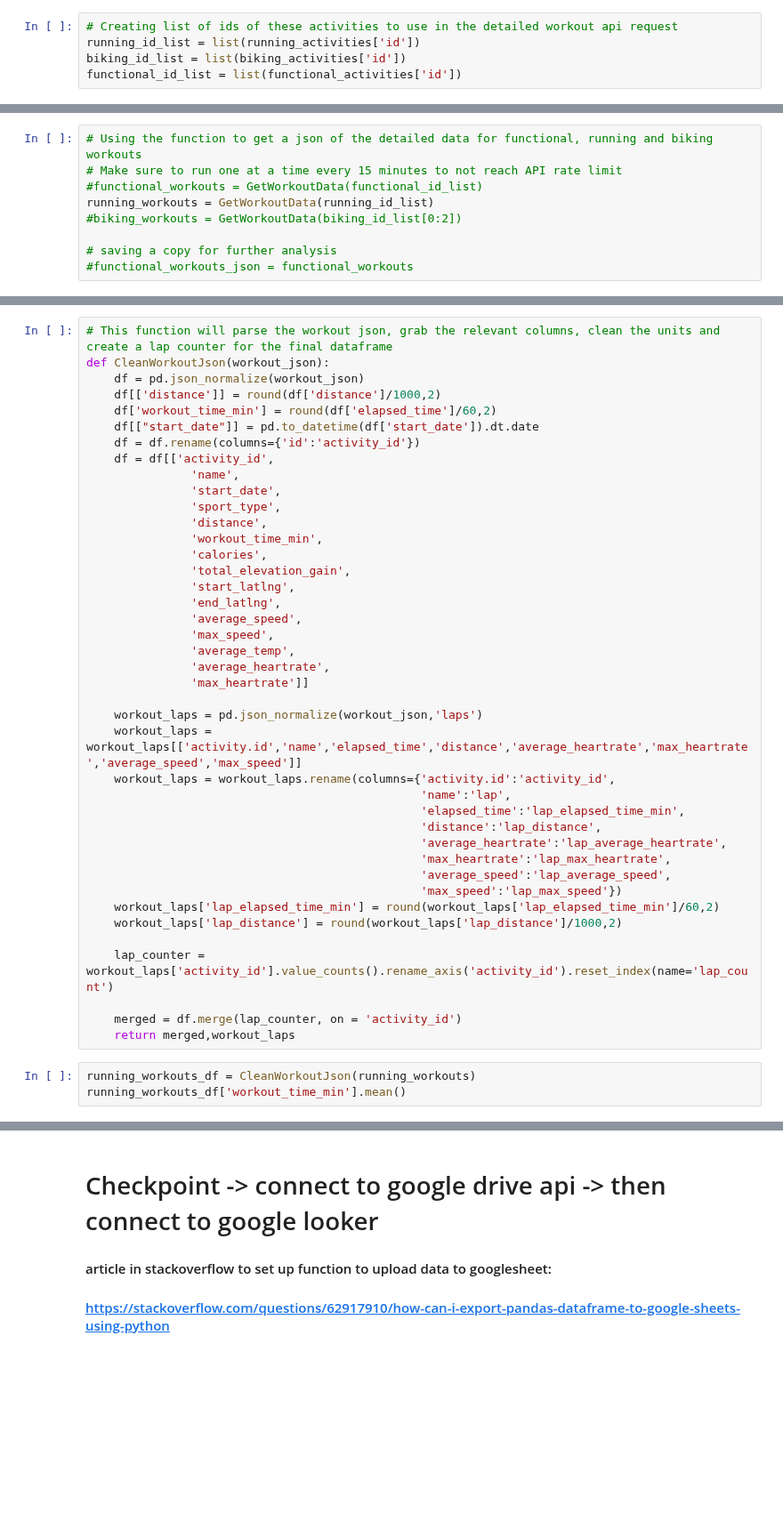
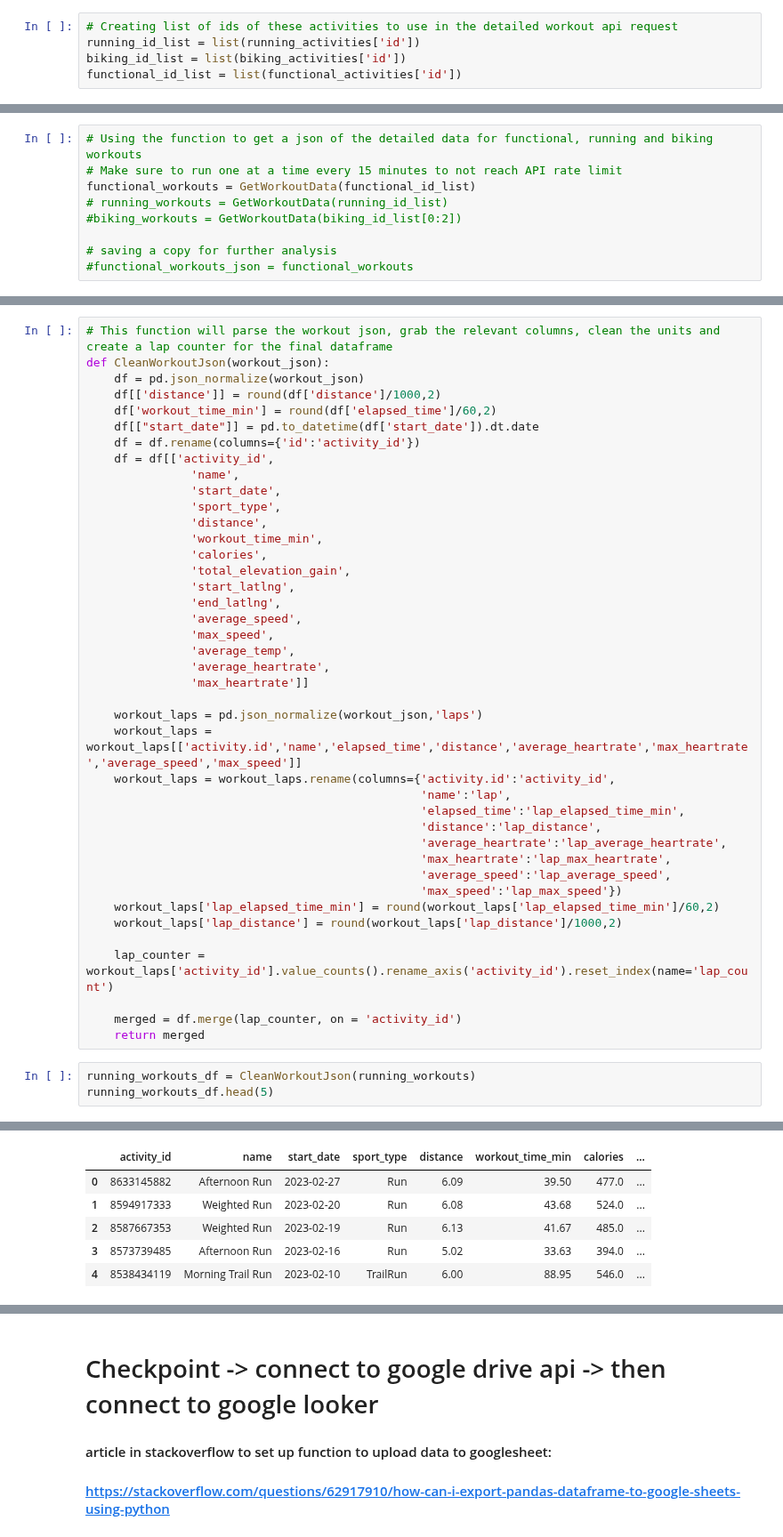
Before and after one commit to ManuelElizaldi/PyStrava, a Jupyter notebook: StravaConnect.ipynb, the cells around one changed output, grey strips where cells are left out. Shown at 89% size. Drawn from its saved outputs; the diff is of its cells as text; blank space fills up the shorter version.

```diff
--- a/StravaConnect.ipynb
+++ b/StravaConnect.ipynb
@@ -290,8 +285,8 @@ def GetWorkoutData(workout_list):
 # %%
 # Using the function to get a json of the detailed data for functional, running and biking workouts
 # Make sure to run one at a time every 15 minutes to not reach API rate limit
-#functional_workouts = GetWorkoutData(functional_id_list)
-running_workouts = GetWorkoutData(running_id_list)
+functional_workouts = GetWorkoutData(functional_id_list)
+# running_workouts = GetWorkoutData(running_id_list)
 #biking_workouts = GetWorkoutData(biking_id_list[0:2])
 
 # saving a copy for further analysis
@@ -354,8 +349,8 @@ def CleanWorkoutJson(workout_json):
     lap_counter = workout_laps['activity_id'].value_counts().rename_axis('activity_id').reset_index(name='lap_count')
 
     merged = df.merge(lap_counter, on = 'activity_id')
-    return merged,workout_laps
+    return merged
 # %%
 running_workouts_df = CleanWorkoutJson(running_workouts)
-running_workouts_df['workout_time_min'].mean()
+running_workouts_df.head(5)
 # %% [output]
@@ -362,0 +357,6 @@ TypeError: tuple indices must be integers or slices, not str
+|  | activity_id | name | start_date | sport_type | distance | workout_time_min | calories | ... |
+| 0 | 8633145882 | Afternoon Run | 2023-02-27 | Run | 6.09 | 39.50 | 477.0 | ... |
+| 1 | 8594917333 | Weighted Run | 2023-02-20 | Run | 6.08 | 43.68 | 524.0 | ... |
+| 2 | 8587667353 | Weighted Run | 2023-02-19 | Run | 6.13 | 41.67 | 485.0 | ... |
+| 3 | 8573739485 | Afternoon Run | 2023-02-16 | Run | 5.02 | 33.63 | 394.0 | ... |
+| 4 | 8538434119 | Morning Trail Run | 2023-02-10 | TrailRun | 6.00 | 88.95 | 546.0 | ... |
```
Also changed, not shown: parts of 12 cells of this notebook.
